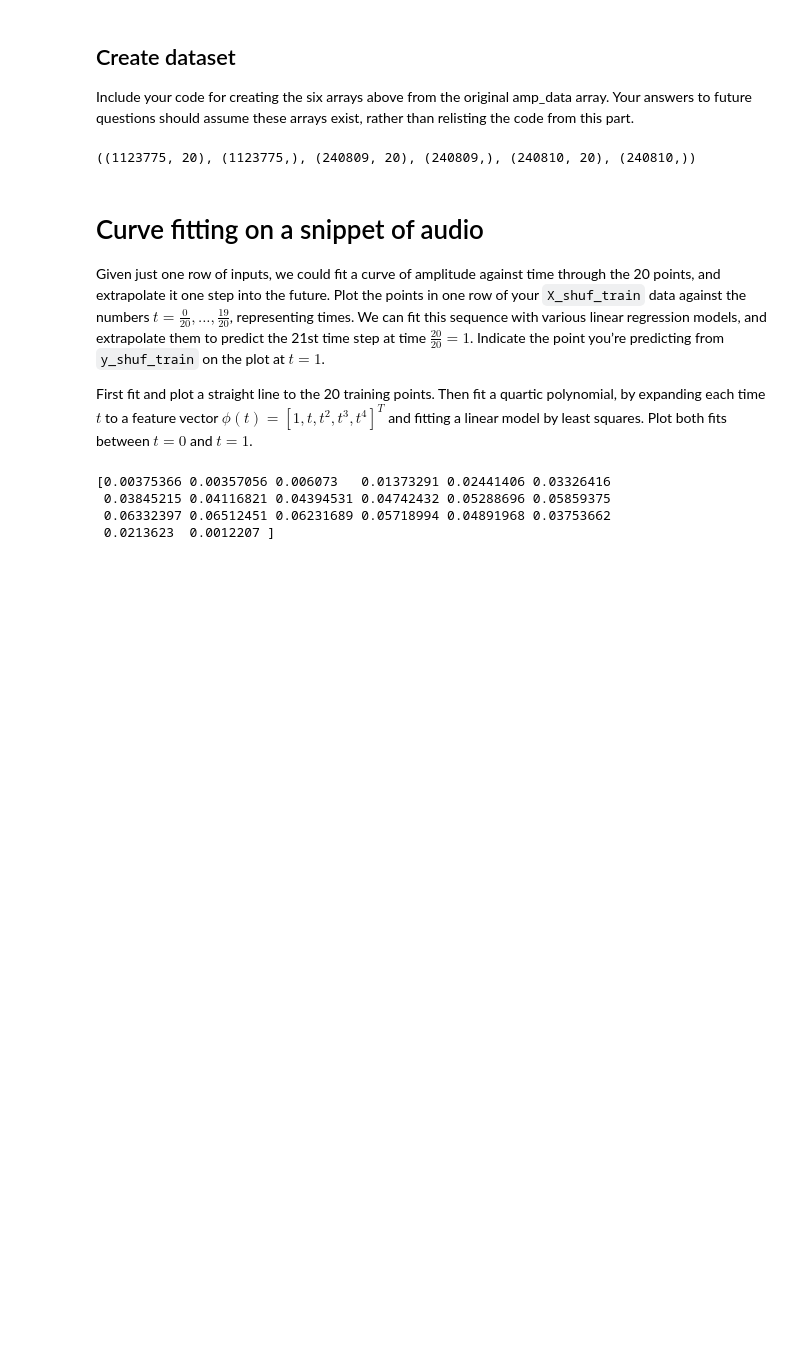
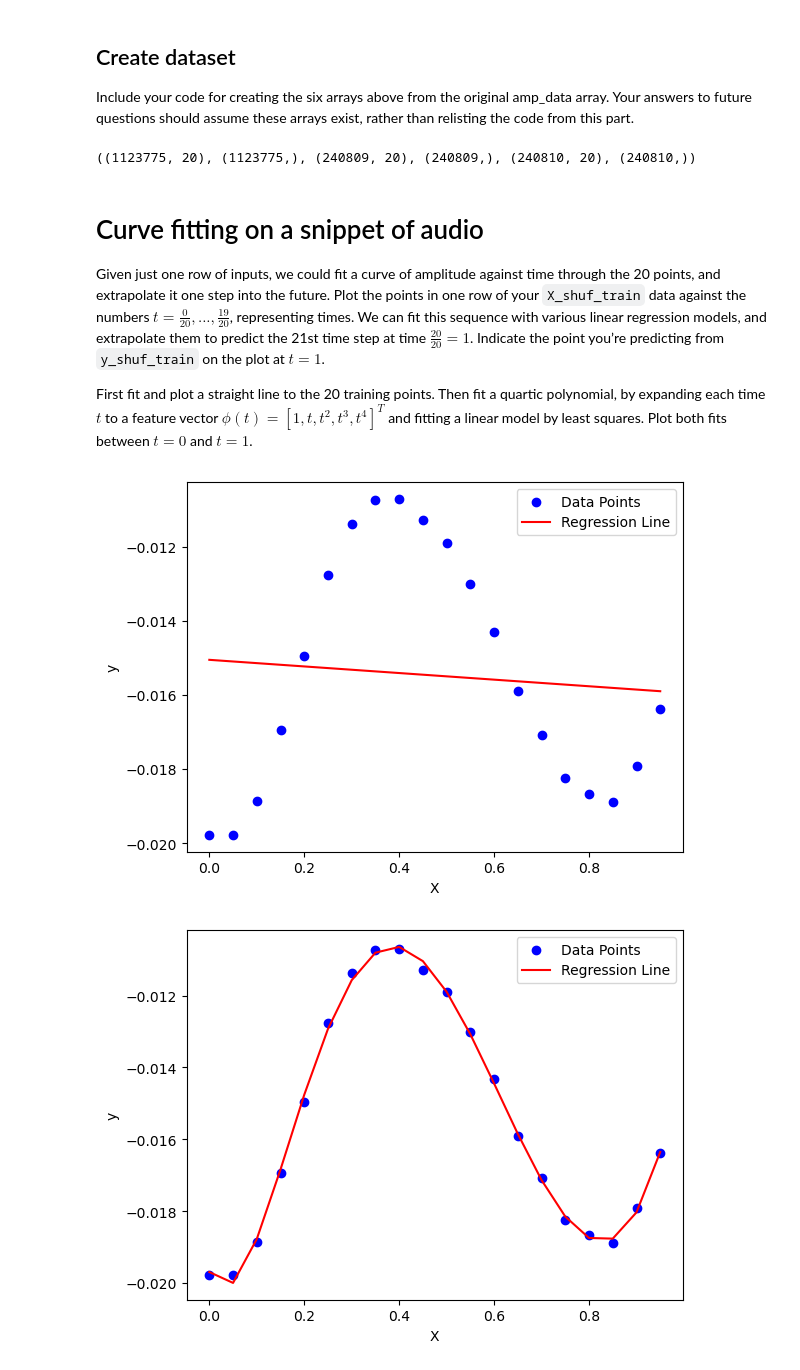
Before and after one commit to MartinRepo/Predicting-Audio, a Jupyter notebook: answer.ipynb, the cells around one changed output. Saved outputs shown, nothing was run; the diff lists cells and outputs as text; code cells hidden in the pictures; blank space fills up the shorter version.

```diff
--- a/answer.ipynb
+++ b/answer.ipynb
@@ -81,8 +81,33 @@ Given just one row of inputs, we could fit a curve of amplitude against time thr
 First fit and plot a straight line to the 20 training points. Then fit a quartic polynomial, by expanding each time $t$ to a feature vector $\phi(t) = [1, t, t^2, t^3, t^4]^T$ and fitting a linear model by least squares. Plot both fits between $t = 0$ and $t = 1$.
 # %%
 # y = wt + b
+t_values = np.linspace(0, 19 / 20, 20)
+
+# Fit a straight line (linear model)
+row_index = 115
+A_linear = np.vstack([t_values, np.ones(len(t_values))]).T
+coeffs_linear = np.linalg.lstsq(A_linear, X_shuf_train[row_index], rcond=None)[0]
+linear_fit = A_linear @ coeffs_linear
+
+
+plt.scatter(t_values, X_shuf_train[row_index], color="blue", label="Data Points")
+plt.plot(t_values, linear_fit, color="red", label="Regression Line")
+plt.xlabel("X")
+plt.ylabel("y")
+plt.legend()
+plt.show()
+
+A_quartic = np.vstack([t_values**6, t_values**5, t_values**4, t_values**3, t_values**2, t_values, np.ones(len(t_values))]).T
+coeffs_quartic = np.linalg.lstsq(A_quartic, X_shuf_train[row_index], rcond=None)[0]
+quartic_fit = A_quartic @ coeffs_quartic
+
+
+plt.scatter(t_values, X_shuf_train[row_index], color="blue", label="Data Points")
+plt.plot(t_values, quartic_fit, color="red", label="Regression Line")
+plt.xlabel("X")
+plt.ylabel("y")
+plt.legend()
+plt.show()
 # %% [output]
-[0.00375366 0.00357056 0.006073   0.01373291 0.02441406 0.03326416
- 0.03845215 0.04116821 0.04394531 0.04742432 0.05288696 0.05859375
- 0.06332397 0.06512451 0.06231689 0.05718994 0.04891968 0.03753662
- 0.0213623  0.0012207 ]
+[figure, added]
+[figure, added]
```
Also changed, not shown: parts of 13 cells of this notebook.
